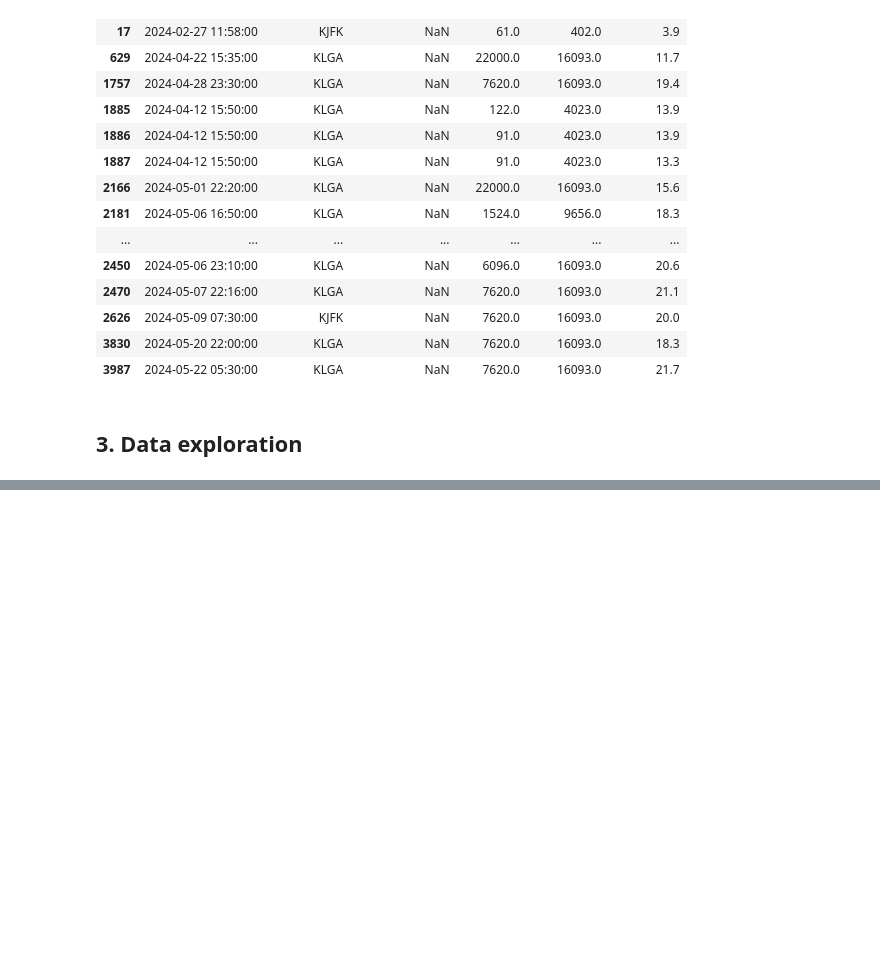
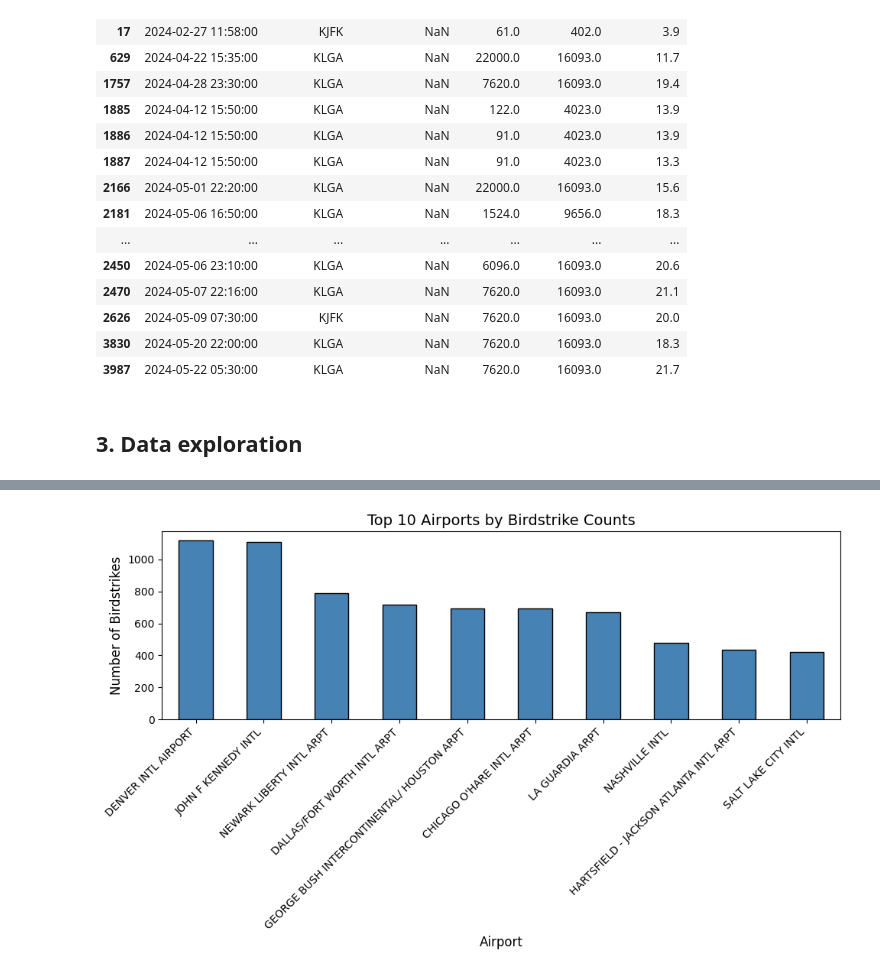
Before and after one commit to Pilvik1/lok, a Jupyter notebook: Task1_FAA_Weather_NEW_V6.ipynb, the cells around one changed output, grey strips where cells are left out. Drawn from its saved outputs; the diff is of its cells as text; code cells hidden in the pictures; blank space fills up the shorter version.

```diff
--- a/Task1_FAA_Weather_NEW_V6.ipynb
+++ b/Task1_FAA_Weather_NEW_V6.ipynb
@@ -356,0 +300,23 @@ See the caveats in the documentation: https://pandas.pydata.org/pandas-docs/stab
+# %%
+
+# 5. Top 10 Airports by Birdstrike Counts
+
+# Filter out UNKNOWN airports and count birdstrikes
+airport_counts = faa[faa['AIRPORT'] != "UNKNOWN"]['AIRPORT'].value_counts()
+
+# Select top 10
+top10_airports = airport_counts.head(10)
+
+# Visualization
+import matplotlib.pyplot as plt
+
+plt.figure(figsize=(10, 6))
+top10_airports.plot(kind="bar", color="steelblue", edgecolor="black")
+plt.title("Top 10 Airports by Birdstrike Counts", fontsize=14)
+plt.xlabel("Airport", fontsize=12)
+plt.ylabel("Number of Birdstrikes", fontsize=12)
+plt.xticks(rotation=45, ha="right")
+plt.tight_layout()
+plt.show()
+# %% [output]
+[figure, added]
```
Also changed, not shown: parts of 7 cells of this notebook.
